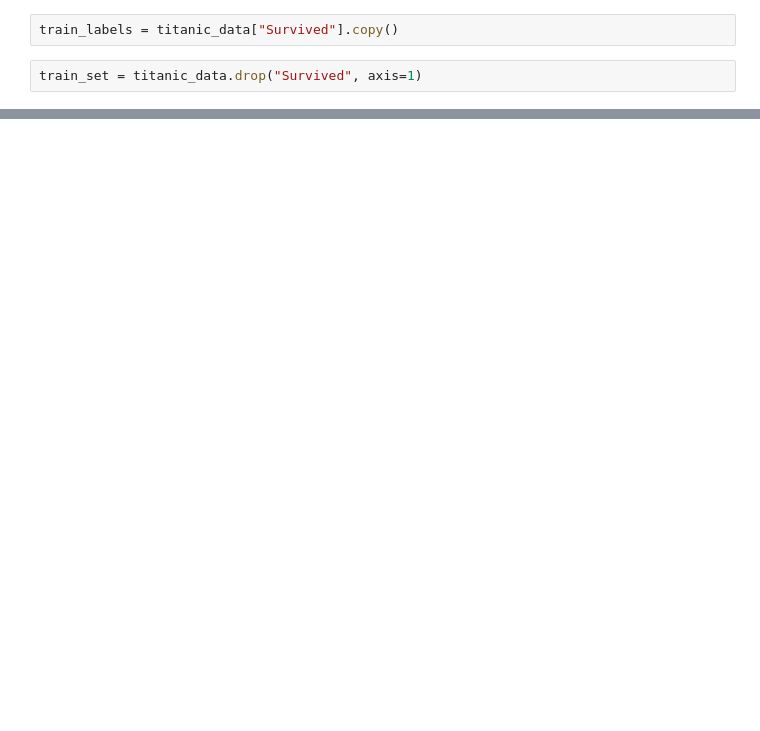
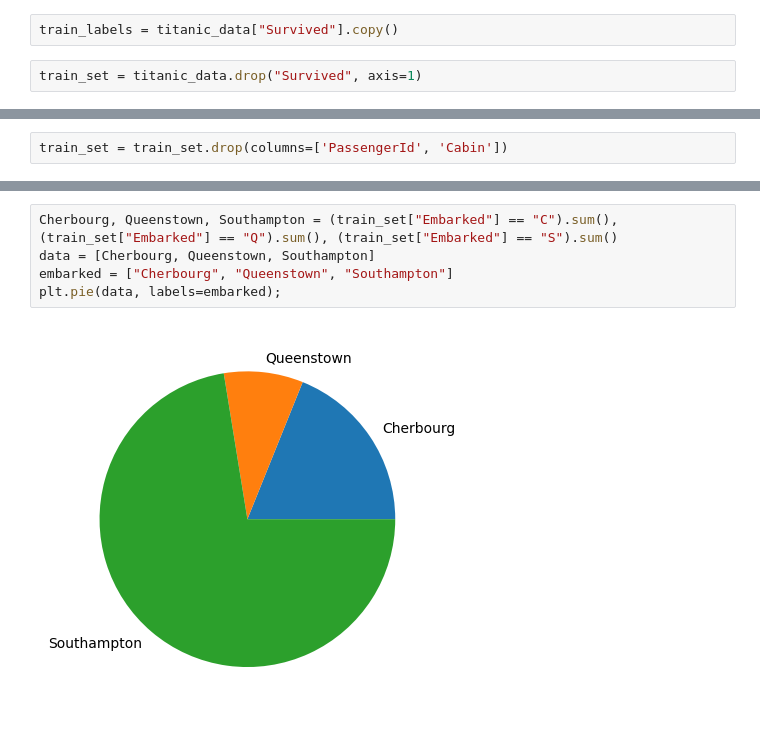
Before and after one commit to hoipranav/ML-Projects, a Jupyter notebook: Titanic Survival Prediction/Model_built.ipynb, the cells around one changed output, grey strips where cells are left out. Cells and saved outputs as stored; diff of their text form; blank space fills up the shorter version.

```diff
--- a/Titanic Survival Prediction/Model_built.ipynb
+++ b/Titanic Survival Prediction/Model_built.ipynb
@@ -61,0 +118,2 @@ memory usage: 76.7+ KB
+# %%
+train_set = train_set.drop(columns=['PassengerId', 'Cabin'])
@@ -61,0 +129,7 @@ memory usage: 76.7+ KB
+# %%
+Cherbourg, Queenstown, Southampton = (train_set["Embarked"] == "C").sum(), (train_set["Embarked"] == "Q").sum(), (train_set["Embarked"] == "S").sum()
+data = [Cherbourg, Queenstown, Southampton]
+embarked = ["Cherbourg", "Queenstown", "Southampton"]
+plt.pie(data, labels=embarked);
+# %% [output]
+[figure, added]
```
Also changed, not shown: parts of 16 cells of this notebook.
